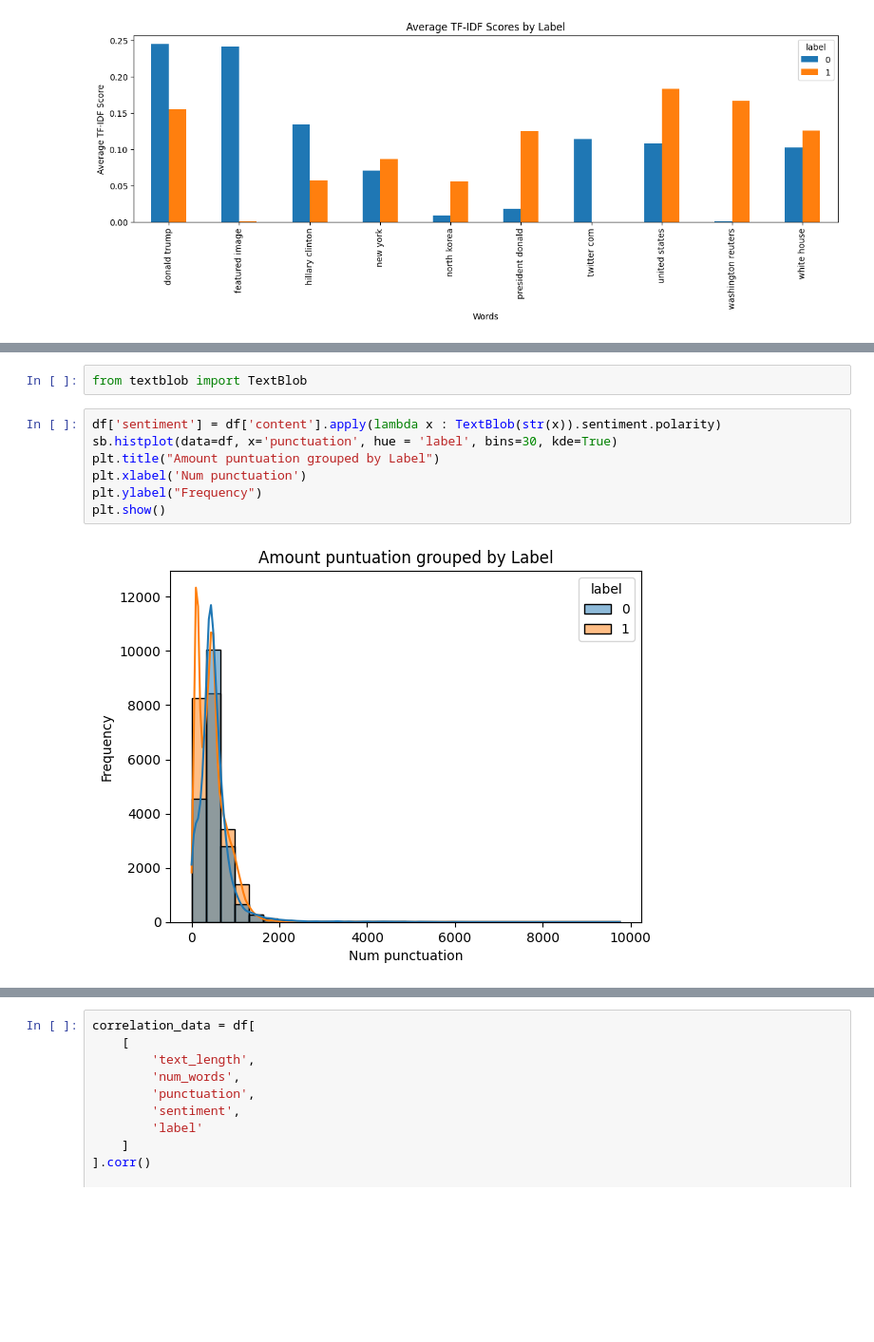
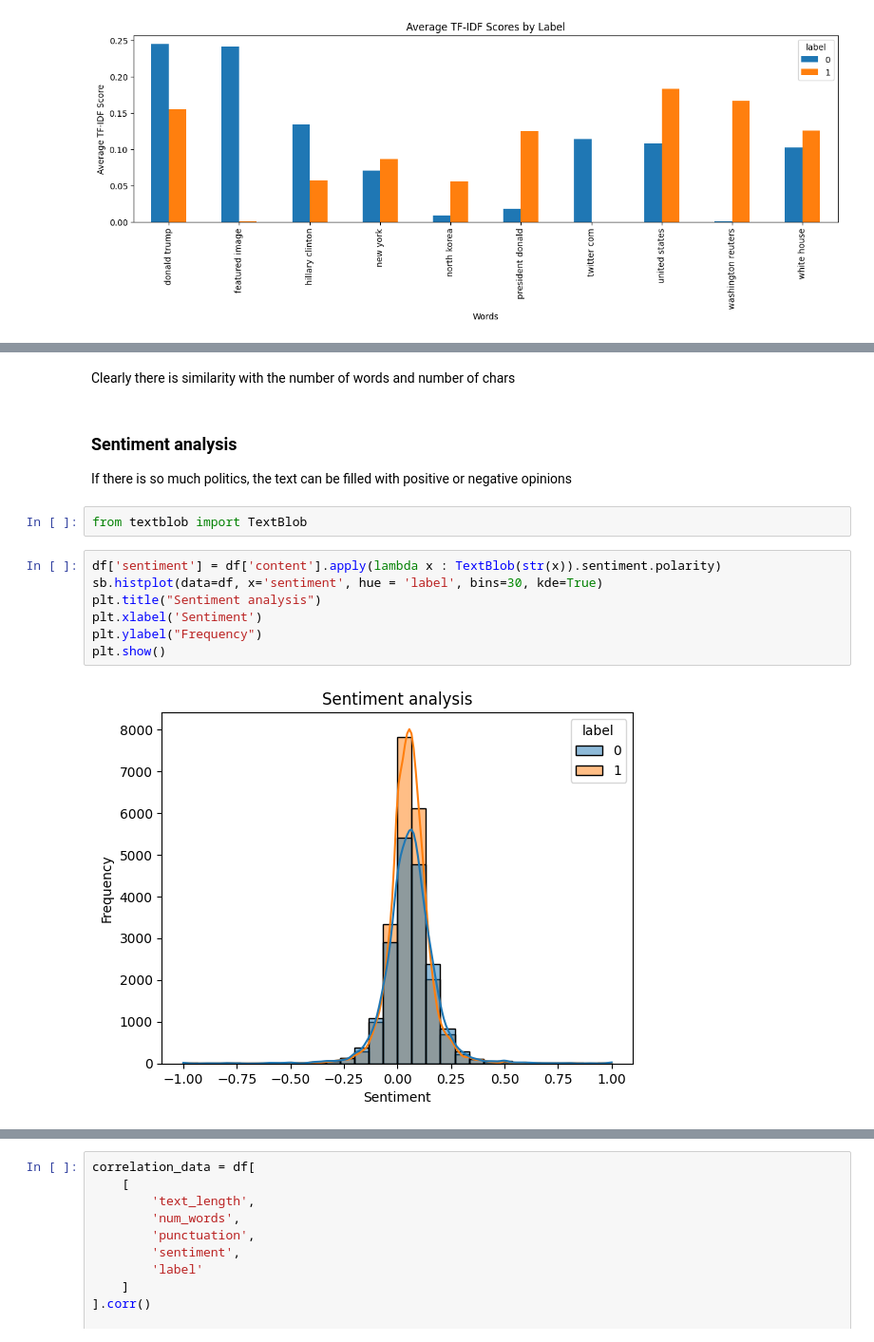
Before and after one commit to Ojkee/fake-news-detector, a Jupyter notebook: data-preprocess.ipynb, the cells around one changed output, grey strips where cells are left out. Shown at 95% size. Drawn from its saved outputs; the diff is of its cells as text; blank space fills up the shorter version.

```diff
--- a/data-preprocess.ipynb
+++ b/data-preprocess.ipynb
@@ -125,11 +153,16 @@ plt.show()
+# %% [markdown]
+Clearly there is similarity with the number of words and number of chars
+# %% [markdown]
+### Sentiment analysis
+If there is so much politics, the text can be filled with positive or negative opinions
 # %%
 from textblob import TextBlob
 # %%
 df['sentiment'] = df['content'].apply(lambda x : TextBlob(str(x)).sentiment.polarity)
-sb.histplot(data=df, x='punctuation', hue = 'label', bins=30, kde=True)
-plt.title("Amount puntuation grouped by Label")
-plt.xlabel('Num punctuation')
+sb.histplot(data=df, x='sentiment', hue = 'label', bins=30, kde=True)
+plt.title("Sentiment analysis")
+plt.xlabel('Sentiment')
 plt.ylabel("Frequency")
 plt.show()
 # %% [output]
-[figure, old version]
+[figure, new version]
```
Also changed, not shown: parts of 20 cells of this notebook, 6 other files.
